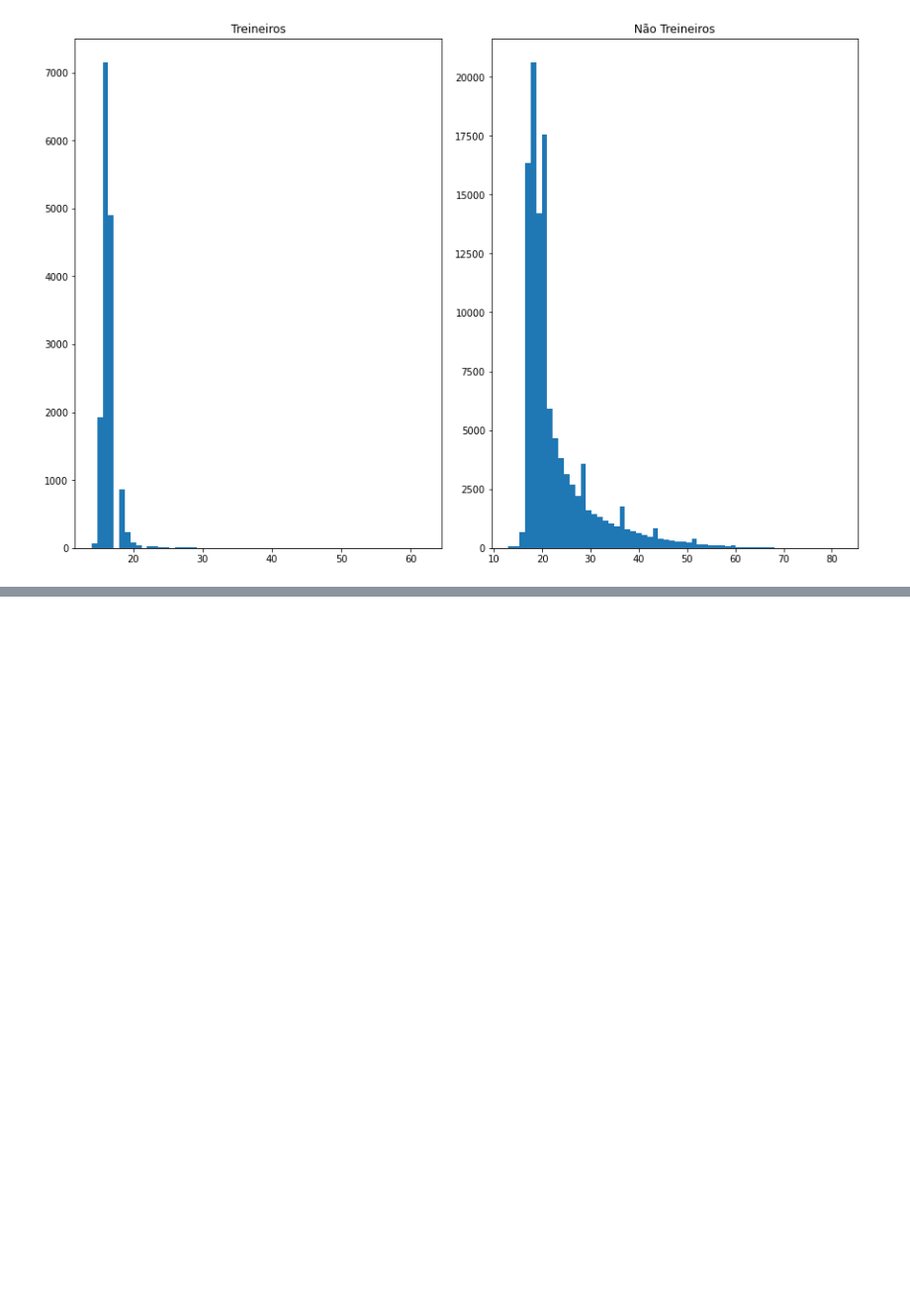
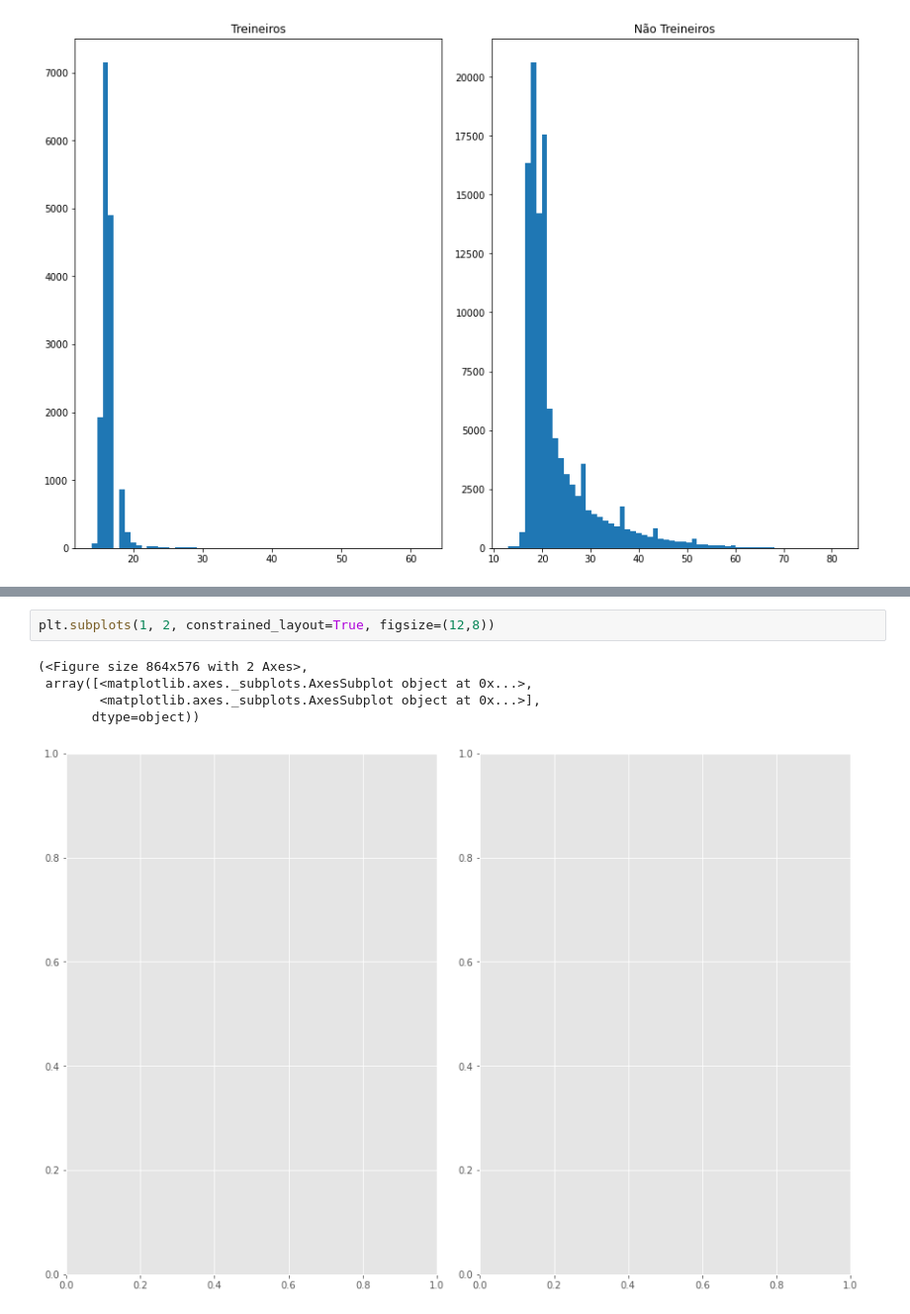
Before and after one commit to GabrielIFPB/imersao_dados, a Jupyter notebook: aula01.ipynb, the cells around one changed output, grey strips where cells are left out. Shown at 99% size. Drawn from its saved outputs; the diff is of its cells as text; blank space fills up the shorter version.

```diff
--- a/aula01.ipynb
+++ b/aula01.ipynb
@@ -496,3 +499,11 @@ dados["NU_NOTA_MT"].hist(bins = 20, figsize = (12,6)).set_title("Notas da Redaç
 # %% [output]
 Text(0.5, 1.0, 'Notas da Redação')
 [figure]
+# %%
+plt.subplots(1, 2, constrained_layout=True, figsize=(12,8))
+# %% [output]
+(<Figure size 864x576 with 2 Axes>,
+ array([<matplotlib.axes._subplots.AxesSubplot object at 0x...>,
+        <matplotlib.axes._subplots.AxesSubplot object at 0x...>],
+       dtype=object))
+[figure, added]
```
Also changed, not shown: parts of 2 cells of this notebook.
